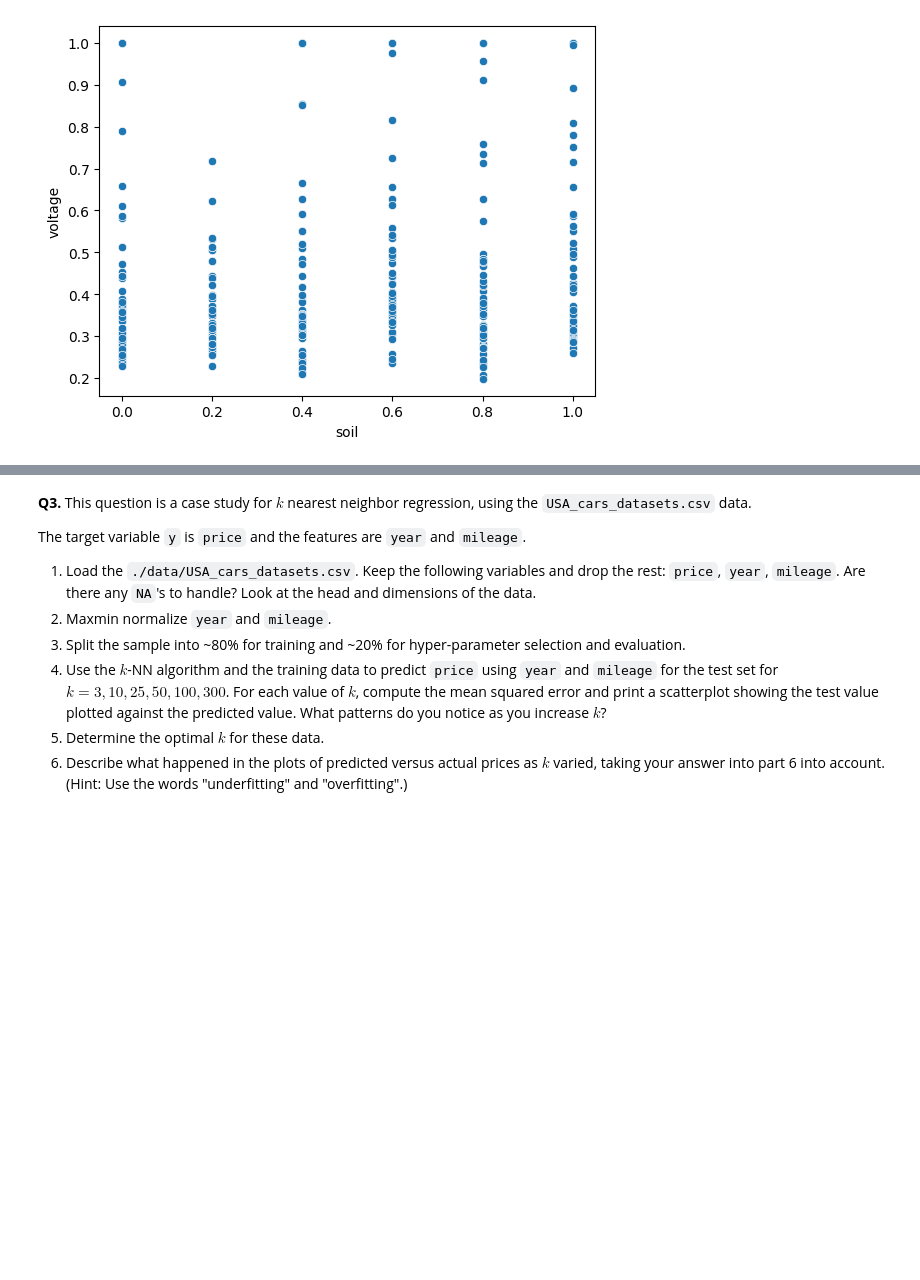
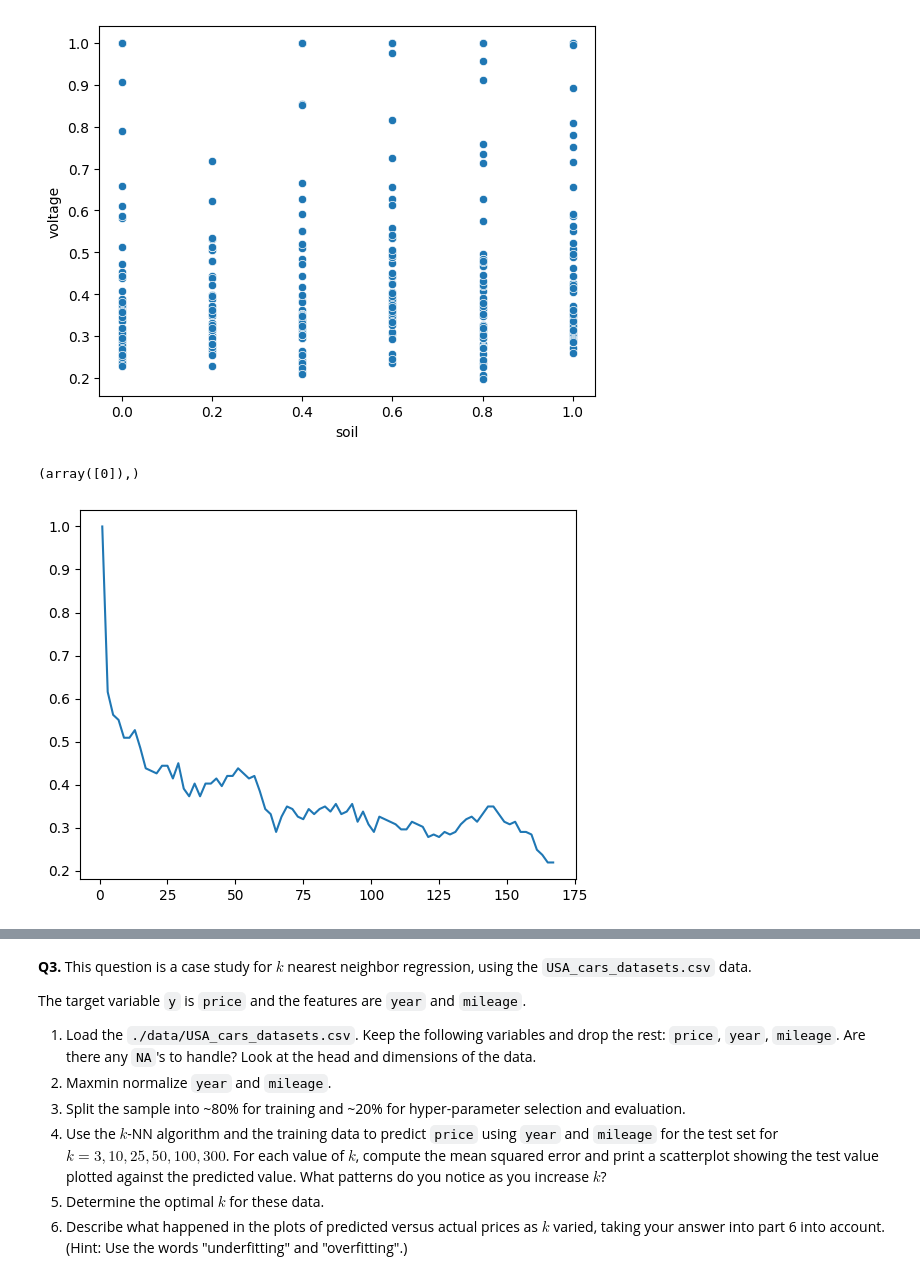
Before and after one commit to AngelikaBaloy/undergrad_ml_assignments, a Jupyter notebook: 02_assignment_knn.ipynb, the cells around one changed output, grey strips where cells are left out. Cells and saved outputs as stored; diff of their text form; code cells hidden in the pictures; blank space fills up the shorter version.

```diff
--- a/02_assignment_knn.ipynb
+++ b/02_assignment_knn.ipynb
@@ -85,3 +104,31 @@ sns.scatterplot(x=mines_df['soil'], y=mines_df['voltage'])
 [figure]
 # %%
 # split 50/50
+from sklearn.model_selection import train_test_split
+
+vars = ['voltage', 'height', 'soil']
+y = mines_df['mine_type']
+
+x = mines_df.loc[:, vars]
+
+x_train, x_test, y_train, y_test = train_test_split(x, y, test_size=.5, random_state=100)
+# %%
+# build kNN classifier
+
+# finding the optimal k
+k_grid = [(2*k+1) for k in range(84)] # x-train is 169 items
+acc = []
+
+for k in k_grid:
+  model = KNeighborsClassifier(n_neighbors= k)
+  model = model.fit(x_train, y_train)
+  y_hat = model.predict(x_train)
+  acc.append(model.score(x_train, y_train))
+
+sns.lineplot(x=k_grid, y=acc) # training accuracy
+
+np.max(acc) # max accuracy is 1.0
+np.where(acc == np.max(acc)) # most accurate where k=1
+# %% [output]
+(array([0]),)
+[figure, added]
```
Also changed, not shown: parts of 12 cells of this notebook.
